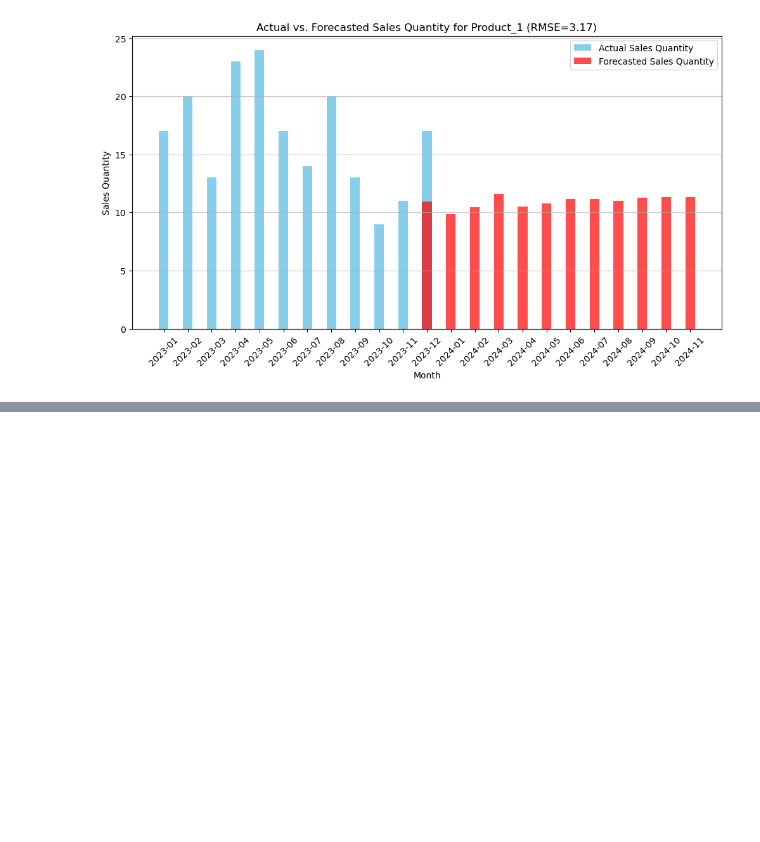
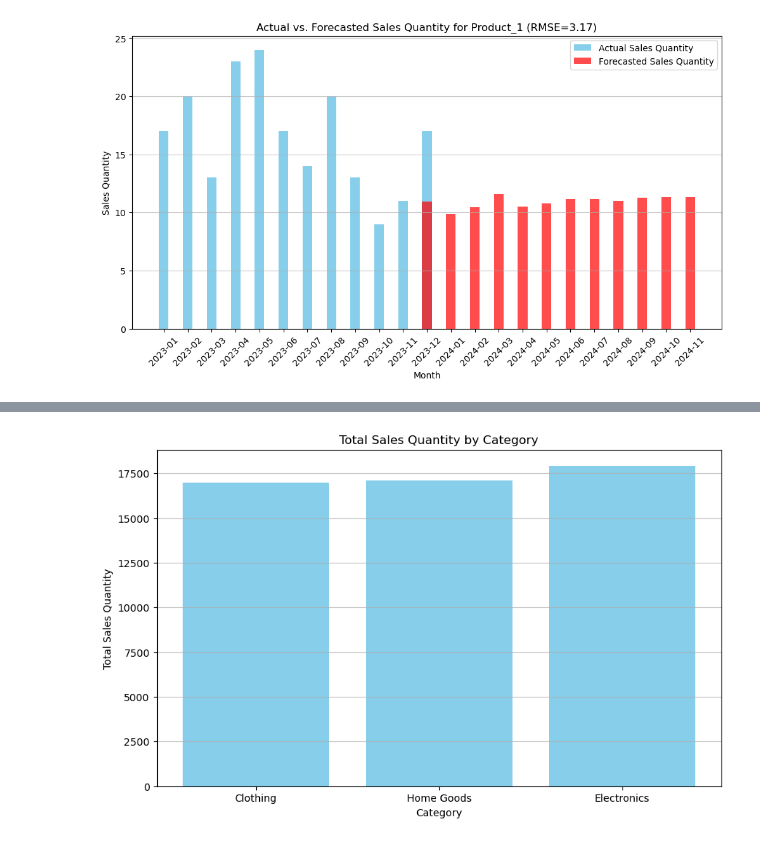
Before and after one commit to AdebolaShelby/forecasting, a Jupyter notebook: forcasting-v2.ipynb, the cells around one changed output, grey strips where cells are left out. Drawn from its saved outputs; the diff is of its cells as text; code cells hidden in the pictures; blank space fills up the shorter version.

```diff
--- a/forcasting-v2.ipynb
+++ b/forcasting-v2.ipynb
@@ -344,0 +329,13 @@ plt.savefig("arima_forecast_sales_quantity_bar.png")
+# %%
+# Compare sales quantity across categories
+category_sales = df.groupby("category")["sales_quantity"].sum().sort_values()
+
+plt.figure(figsize=(10, 6))
+plt.bar(category_sales.index, category_sales.values, color="skyblue")
+plt.title("Total Sales Quantity by Category")
+plt.xlabel("Category")
+plt.ylabel("Total Sales Quantity")
+plt.grid(axis="y", alpha=0.75)
+plt.savefig("category_sales_quantity.png")
+# %% [output]
+[figure, added]
```
Also changed, not shown: parts of 13 cells of this notebook, 25 other files.
